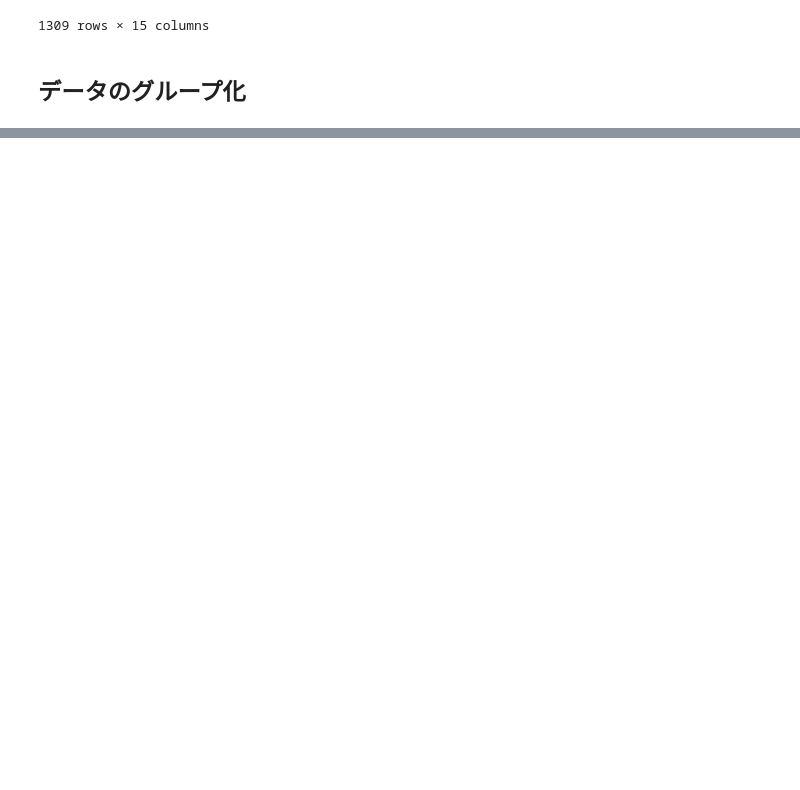
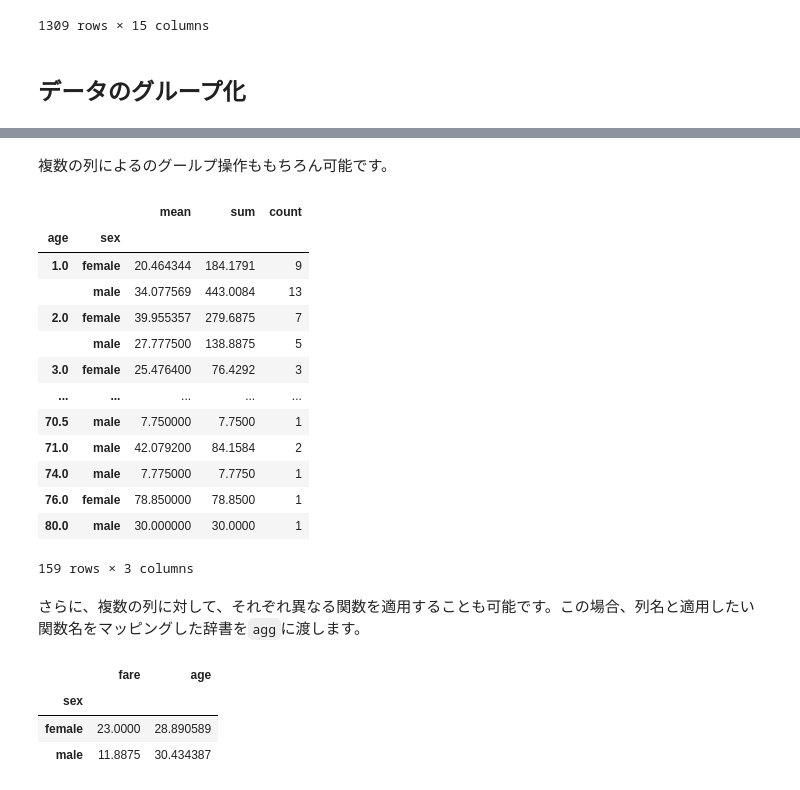
Before and after one commit to lvzeyu/css_tohoku, a Jupyter notebook: css_tohoku/_build/jupyter_execute/draft/pandas.ipynb, the cells around one changed output, grey strips where cells are left out. Saved outputs shown, nothing was run; the diff lists cells and outputs as text; code cells hidden in the pictures; blank space fills up the shorter version.

````diff
--- a/css_tohoku/_build/jupyter_execute/draft/pandas.ipynb
+++ b/css_tohoku/_build/jupyter_execute/draft/pandas.ipynb
@@ -523,0 +604,28 @@ df
+# %% [markdown]
+複数の列によるのグールプ操作ももちろん可能です。
+# %%
+df.groupby(["age","sex"])["fare"].agg(["mean","sum","count"])
+# %% [output]
+|  |  | mean | sum | count |
+| age | sex |  |  |  |
+| 1.0 | female | 20.464344 | 184.1791 | 9 |
+|  | male | 34.077569 | 443.0084 | 13 |
+| 2.0 | female | 39.955357 | 279.6875 | 7 |
+|  | male | 27.777500 | 138.8875 | 5 |
+| 3.0 | female | 25.476400 | 76.4292 | 3 |
+| ... | ... | ... | ... | ... |
+| 70.5 | male | 7.750000 | 7.7500 | 1 |
+| 71.0 | male | 42.079200 | 84.1584 | 2 |
+| 74.0 | male | 7.775000 | 7.7750 | 1 |
+| 76.0 | female | 78.850000 | 78.8500 | 1 |
+| 80.0 | male | 30.000000 | 30.0000 | 1 |
+159 rows × 3 columns
+# %% [markdown]
+さらに、複数の列に対して、それぞれ異なる関数を適用することも可能です。この場合、列名と適用したい関数名をマッピングした辞書を```agg```に渡します。
+# %%
+df.groupby("sex").agg({"fare":"median","age":"mean"})
+# %% [output]
+|  | fare | age |
+| sex |  |  |
+| female | 23.0000 | 28.890589 |
+| male | 11.8875 | 30.434387 |
````
Also changed, not shown: parts of 40 cells of this notebook, 18 other files.
